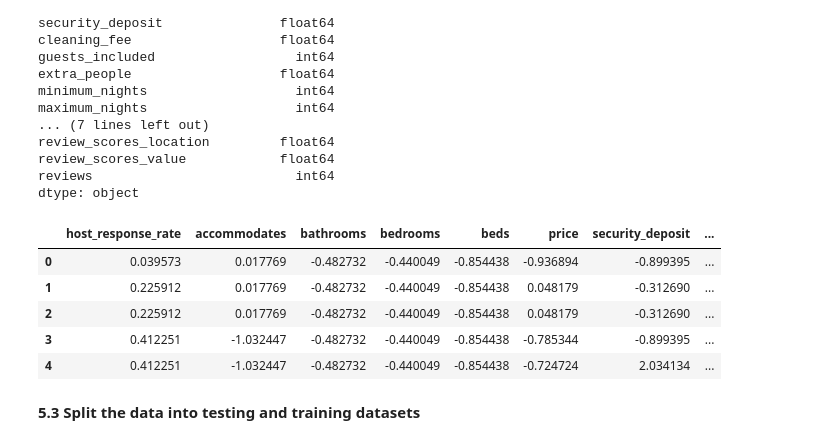
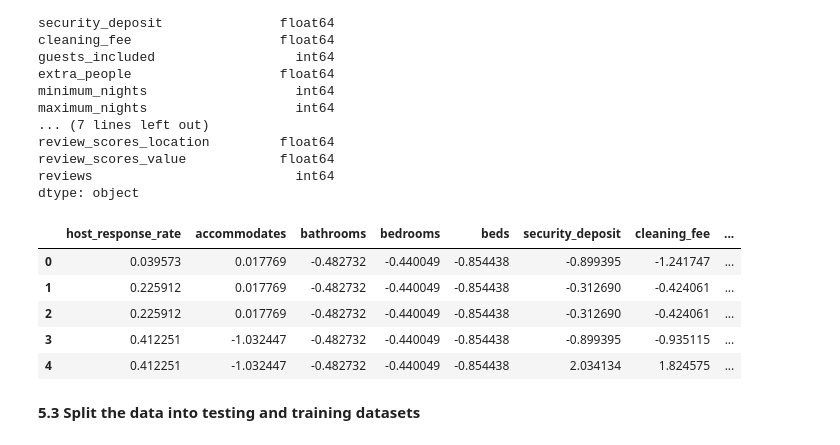
Before and after one commit to robpalinic/Springboard-Capstone-Two, a Jupyter notebook: Seattle_AirBnb_Preprocessing.ipynb, the cells around one changed output. Drawn from its saved outputs; the diff is of its cells as text; code cells hidden in the pictures.

```diff
--- a/Seattle_AirBnb_Preprocessing.ipynb
+++ b/Seattle_AirBnb_Preprocessing.ipynb
@@ -759,18 +780,19 @@ review_scores_value            float64
 reviews                          int64
 dtype: object
 # %%
+scaler = StandardScaler()
 price = listings['price']
-names = listings.columns
-scaled_df = scaler.fit_transform(listings)
+names = listings.drop('price', axis=1).columns
+scaled_df = scaler.fit_transform(listings.drop('price', axis=1))
 listings = pd.DataFrame(scaled_df, columns=names)
 listings.head()
 # %% [output]
-|  | host_response_rate | accommodates | bathrooms | bedrooms | beds | price | security_deposit | ... |
-| 0 | 0.039573 | 0.017769 | -0.482732 | -0.440049 | -0.854438 | -0.936894 | -0.899395 | ... |
-| 1 | 0.225912 | 0.017769 | -0.482732 | -0.440049 | -0.854438 | 0.048179 | -0.312690 | ... |
-| 2 | 0.225912 | 0.017769 | -0.482732 | -0.440049 | -0.854438 | 0.048179 | -0.312690 | ... |
-| 3 | 0.412251 | -1.032447 | -0.482732 | -0.440049 | -0.854438 | -0.785344 | -0.899395 | ... |
-| 4 | 0.412251 | -1.032447 | -0.482732 | -0.440049 | -0.854438 | -0.724724 | 2.034134 | ... |
+|  | host_response_rate | accommodates | bathrooms | bedrooms | beds | security_deposit | cleaning_fee | ... |
+| 0 | 0.039573 | 0.017769 | -0.482732 | -0.440049 | -0.854438 | -0.899395 | -1.241747 | ... |
+| 1 | 0.225912 | 0.017769 | -0.482732 | -0.440049 | -0.854438 | -0.312690 | -0.424061 | ... |
+| 2 | 0.225912 | 0.017769 | -0.482732 | -0.440049 | -0.854438 | -0.312690 | -0.424061 | ... |
+| 3 | 0.412251 | -1.032447 | -0.482732 | -0.440049 | -0.854438 | -0.899395 | -0.935115 | ... |
+| 4 | 0.412251 | -1.032447 | -0.482732 | -0.440049 | -0.854438 | 2.034134 | 1.824575 | ... |
 # %% [markdown]
 **5.3 Split the data into testing and training datasets**
 # %%
```
Also changed, not shown: parts of 4 cells of this notebook.
